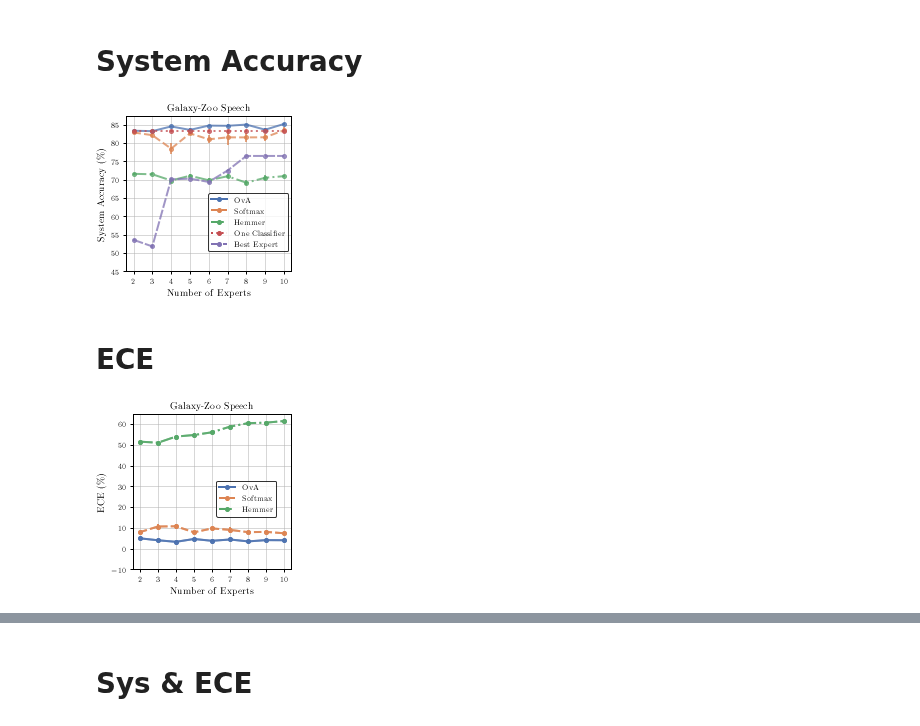
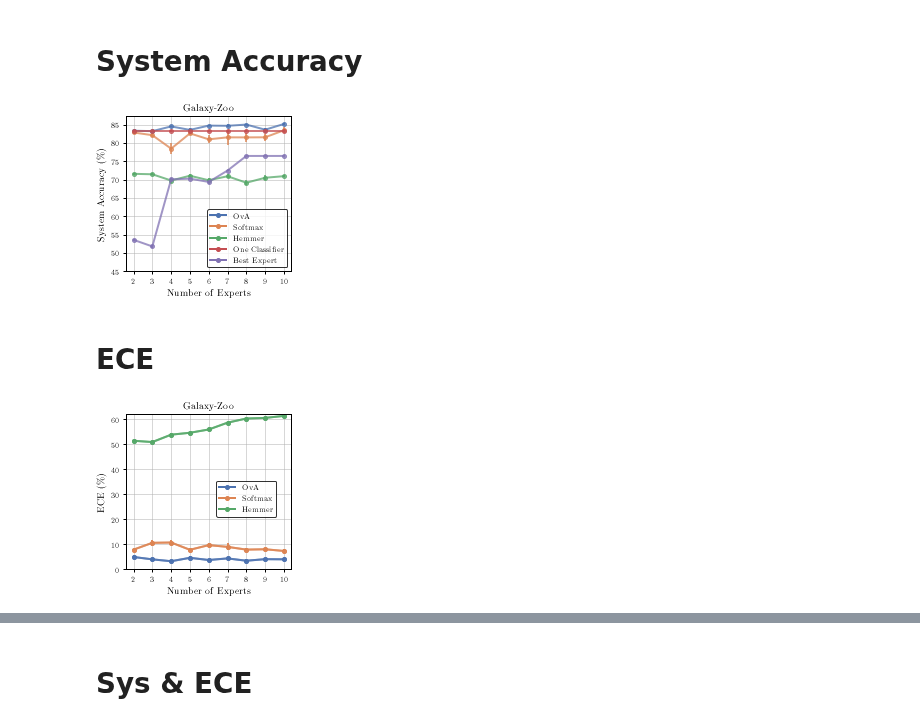
Before and after one commit to rajevv/Multi_L2D, a Jupyter notebook: Galaxy-Zoo/GalaxyZooRebuttal.ipynb, the cells around one changed output, grey strips where cells are left out. Cells and saved outputs as stored; diff of their text form; code cells hidden in the pictures.

Commit message:
Update Galaxy-Zoo results

```diff
--- a/Galaxy-Zoo/GalaxyZooRebuttal.ipynb
+++ b/Galaxy-Zoo/GalaxyZooRebuttal.ipynb
@@ -40,33 +40,35 @@ best_expert_args = {"color": cmap[4],
 
 marker_size = 4
 cmap = sns.color_palette()
+ls="-"
+
 ova_args = {"color": cmap[0],
             "marker": "o",
             "markersize": marker_size,
-            "linestyle": "-"}
+            "linestyle": ls}
 
 softmax_args = {"color": cmap[1],
                 "marker": "o",
                 "markersize": marker_size,
-                "linestyle": "--"}
+                "linestyle": ls}
 
 hemmer_args = {"color": cmap[2],
                "marker": "o",
                "markersize": marker_size,
-               "linestyle": "-."}
+               "linestyle": ls}
 hemmer_args_trained = {"color": (cmap[2][0]-0.3, cmap[2][1]-0.3, cmap[2][2]-0.1),
                        "marker": "o",
                        "markersize": marker_size,
-                       "linestyle": "-."}
+                       "linestyle": ls}
 
 oneclf_args = {"color": cmap[3],
                "marker": "o",
                "markersize": marker_size,
-               "linestyle": ":"}
+               "linestyle": ls}
 best_expert_args = {"color": cmap[4],
                     "marker": "o",
                     "markersize": marker_size,
-                    "linestyle":(0, (5, 1))}
+                    "linestyle":ls}
 # %%
 
 x = np.arange(10)
@@ -195,22 +197,21 @@ oneclf_leg = mlines.Line2D([], [], label='One Classifier', **oneclf_args)
 bestexpert_leg = mlines.Line2D([], [], label='Best Expert', **best_expert_args)
 legend_list = [ova_leg, softmax_leg, hemmer_leg, oneclf_leg, bestexpert_leg]
 
-fig.legend(handles=legend_list, loc='center', bbox_to_anchor=(0.75, 0.4), ncol=1, fancybox=True)
+plt.legend(handles=legend_list, ncol=1, fancybox=True)
 
 plt.ylabel(r"System Accuracy $(\%)$")
 
 # # === Save ===
-plt.title("Galaxy-Zoo Speech")
+plt.title("Galaxy-Zoo")
 
 fig.tight_layout()
 fig.savefig("galaxy_zoo_sys_acc.pdf")
 # %% [output]
-[figure, old version]
+[figure, new version]
 # %% [markdown]
 # ECE
 # %%
 fig, ax = plt.subplots(1,1, figsize=(3,3), layout="tight")
-
 
 
 # === Plots ===
@@ -232,33 +233,33 @@ ax.errorbar(exp_list, hemmer_ece_mean, yerr=hemmer_ece_std,
                 alpha=0.75, label="Softmax", **hemmer_args)
 ax.errorbar(exp_list, hemmer_ece_mean, yerr=hemmer_ece_std,
                 alpha=0.75, label="Softmax", **hemmer_args)
 
 # === ax1 lim ===
-# ax1.set_ylim(75, 94)
+ax.set_ylim(0, 62)
 ax.set_xticks(exp_list)
 ax.set_yticks(ax.get_yticks()[:-1])
 ax.set_xlabel(r"Number of Experts")
 
 # === Grid ===
 ax.grid()
 
 
 # === Legend ===
 ova_leg = mlines.Line2D([], [], label='OvA', **ova_args)
 softmax_leg = mlines.Line2D([], [], label='Softmax', **softmax_args)
 hemmer_leg = mlines.Line2D([], [], label='Hemmer', **hemmer_args)
 legend_list = [ova_leg, softmax_leg, hemmer_leg]
 
 fig.legend(handles=legend_list, loc='center', bbox_to_anchor=(0.74, 0.5), ncol=1, fancybox=True)
 
 plt.ylabel(r"System Accuracy $(\%)$")
 plt.ylabel(r"ECE $(\%)$")
 
 
 # # === Save ===
-plt.title("Galaxy-Zoo Speech")
+plt.title("Galaxy-Zoo")
 
 fig.tight_layout()
 fig.savefig("galaxy_zoo_ece.pdf")
 # %% [output]
-[figure, old version]
+[figure, new version]
```
Also changed, not shown: parts of 1 cell of this notebook, 4 other files.
